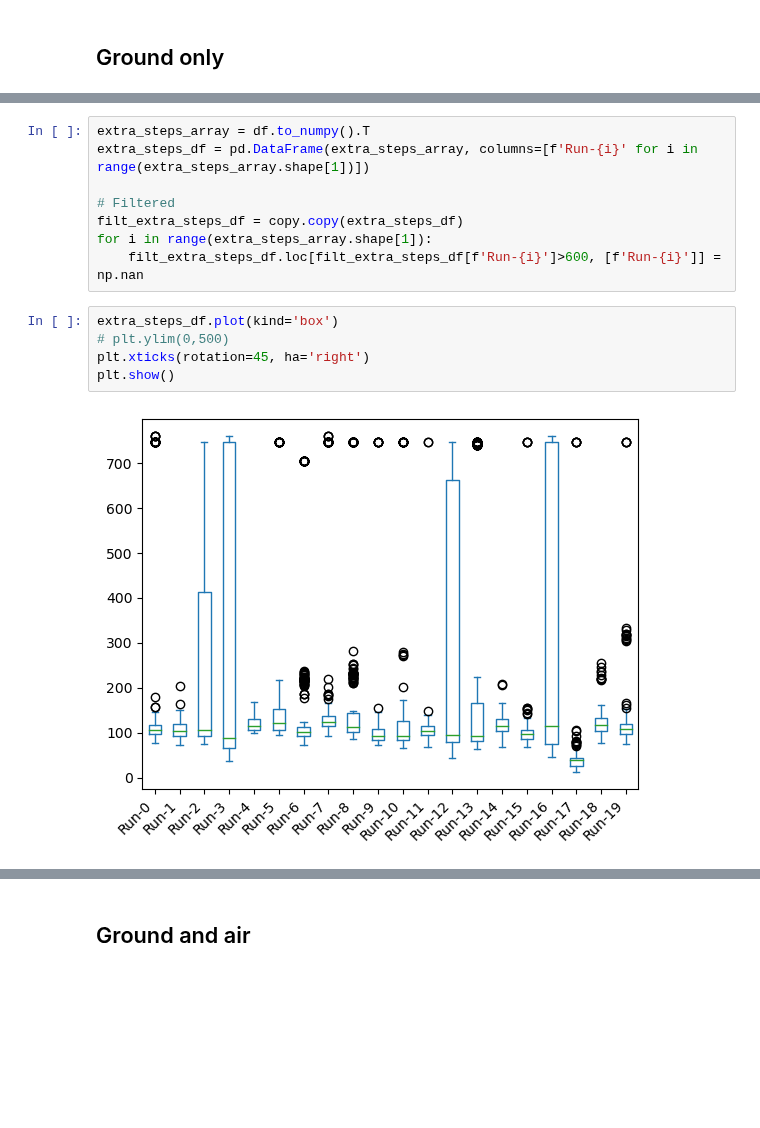
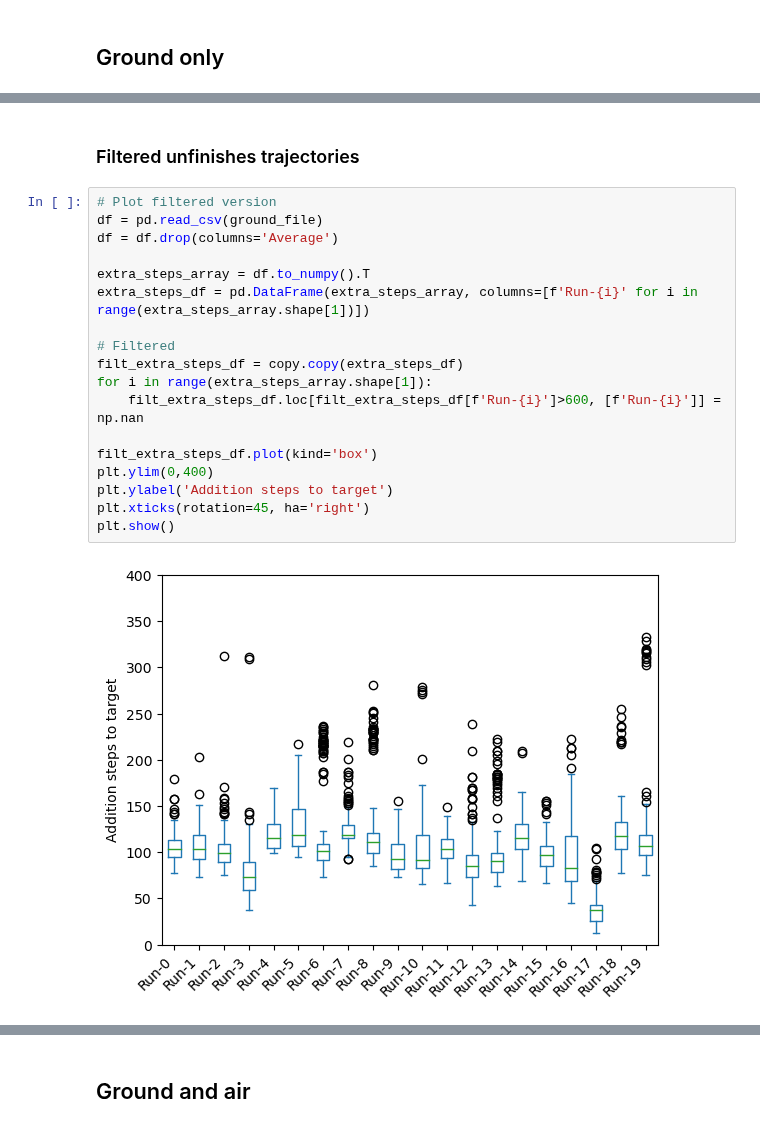
Before and after one commit to PimLb/POMDP_PBVI_Exploration, a Jupyter notebook: Experiments/Olfactory Navigation/visualize_results.ipynb, the cells around one changed output, grey strips where cells are left out. Saved outputs shown, nothing was run; the diff lists cells and outputs as text; blank space fills up the shorter version.

```diff
--- a/Experiments/Olfactory Navigation/visualize_results.ipynb
+++ b/Experiments/Olfactory Navigation/visualize_results.ipynb
@@ -14,15 +17,22 @@ df = df.drop(columns='Average')
+# %% [markdown]
+### Filtered unfinishes trajectories
 # %%
+# Plot filtered version
+df = pd.read_csv(ground_file)
+df = df.drop(columns='Average')
+
 extra_steps_array = df.to_numpy().T
 extra_steps_df = pd.DataFrame(extra_steps_array, columns=[f'Run-{i}' for i in range(extra_steps_array.shape[1])])
 
 # Filtered
 filt_extra_steps_df = copy.copy(extra_steps_df)
 for i in range(extra_steps_array.shape[1]):
     filt_extra_steps_df.loc[filt_extra_steps_df[f'Run-{i}']>600, [f'Run-{i}']] = np.nan
+
+filt_extra_steps_df.plot(kind='box')
+plt.ylim(0,400)
+plt.ylabel('Addition steps to target')
+plt.xticks(rotation=45, ha='right')
+plt.show()
+# %% [output]
+[figure, added]
-# %%
-extra_steps_df.plot(kind='box')
-# plt.ylim(0,500)
-plt.xticks(rotation=45, ha='right')
-plt.show()
-# %% [output]
-[figure, removed]
```
Also changed, not shown: parts of 14 cells of this notebook.
